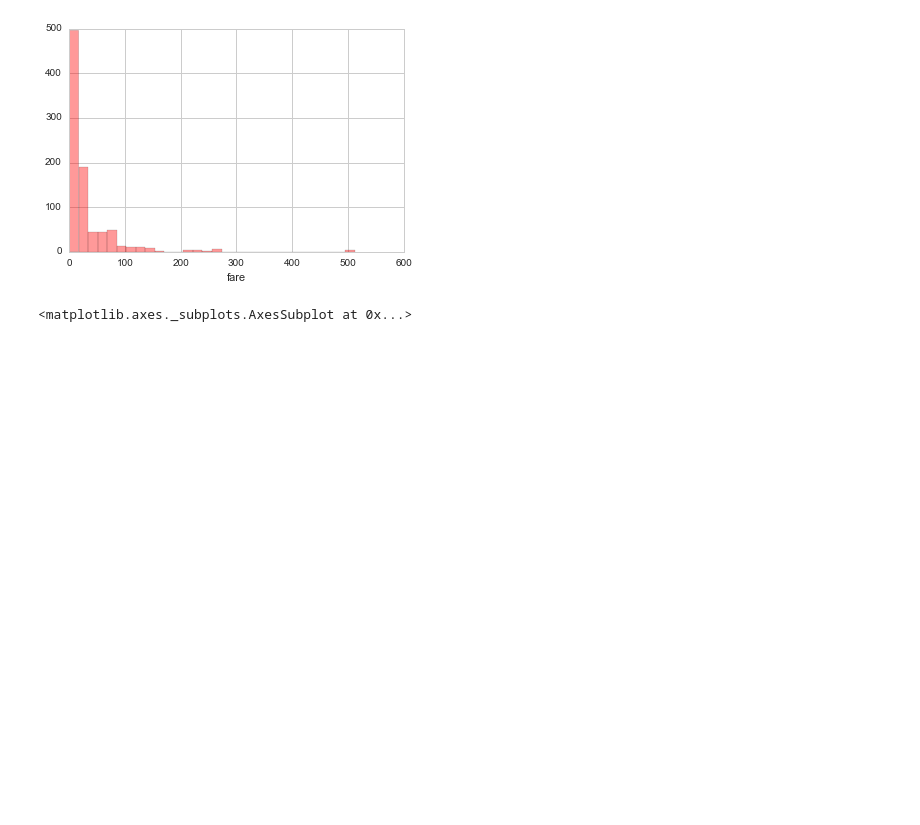
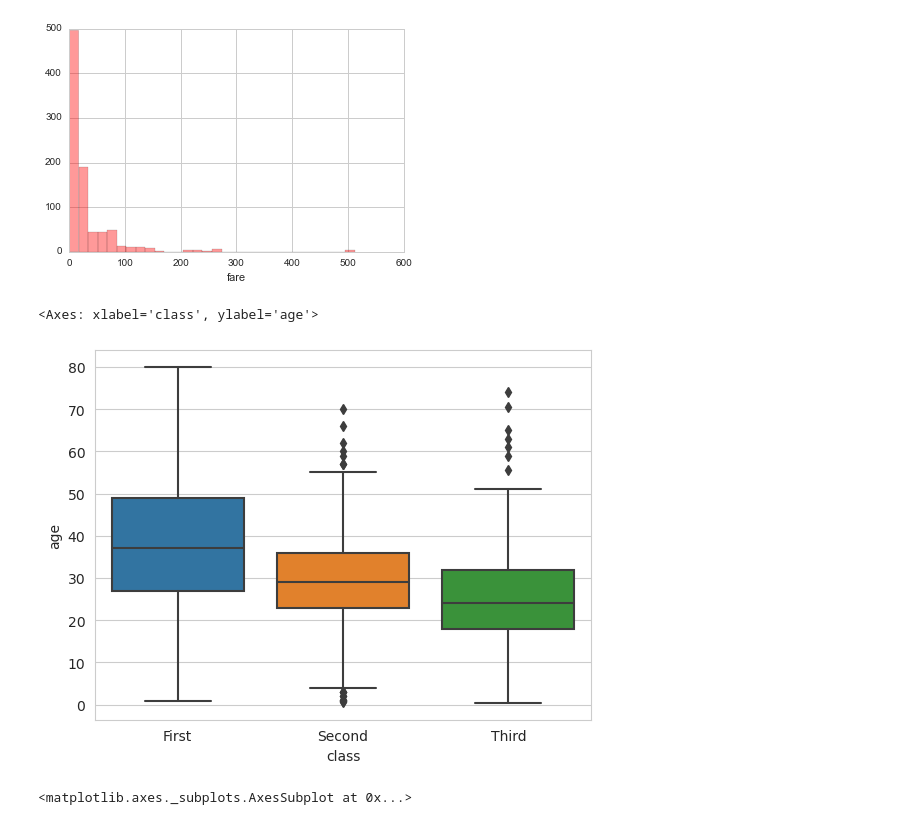
Before and after one commit to LuisReyes98/udemy-machine-learning, a Jupyter notebook: 06-Data-Visualization-with-Seaborn/07-Seaborn Exercises.ipynb, the cells around one changed output. Drawn from its saved outputs; the diff is of its cells as text; code cells hidden in the pictures; blank space fills up the shorter version.

```diff
--- a/06-Data-Visualization-with-Seaborn/07-Seaborn Exercises.ipynb
+++ b/06-Data-Visualization-with-Seaborn/07-Seaborn Exercises.ipynb
@@ -54,8 +92,17 @@ titanic.head()
 # %%
 # CODE HERE
 # REPLICATE EXERCISE PLOT IMAGE BELOW
 # BE CAREFUL NOT TO OVERWRITE CELL BELOW
 # THAT WOULD REMOVE THE EXERCISE PLOT IMAGE!
+
+sns.boxplot(
+  data=titanic,
+  y='age',
+  x='class',
+)
+# %% [output]
+<Axes: xlabel='class', ylabel='age'>
+[figure, added]
 # %%
 # %% [output]
 <matplotlib.axes._subplots.AxesSubplot at 0x...>
```
Also changed, not shown: parts of 9 cells of this notebook.
